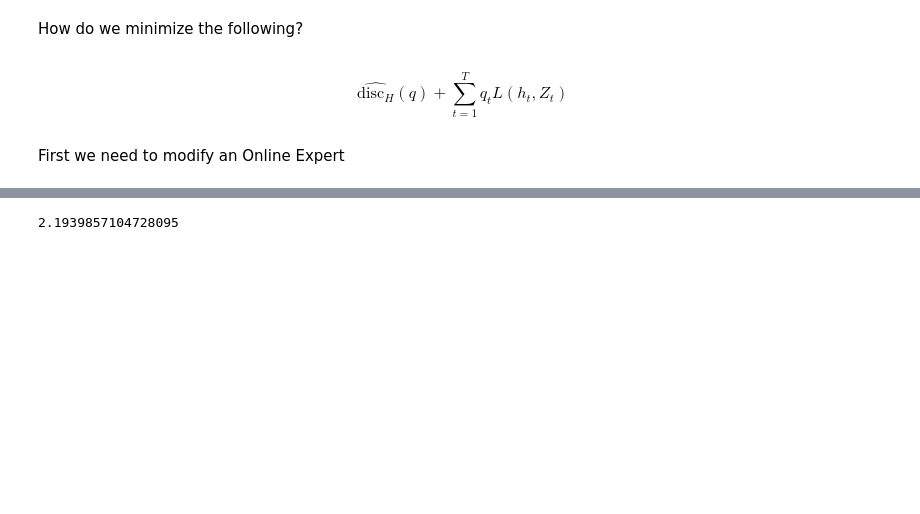
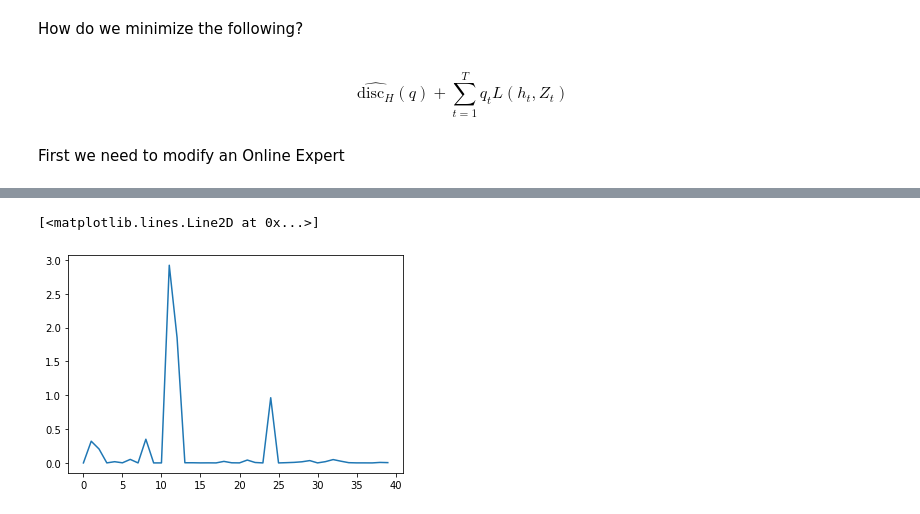
Before and after one commit to magittan/Online-Ensembles-for-Time-Series-Forecasting, a Jupyter notebook: Discrepancy.ipynb, the cells around one changed output, grey strips where cells are left out. Saved outputs shown, nothing was run; the diff lists cells and outputs as text; code cells hidden in the pictures; blank space fills up the shorter version.

```diff
--- a/Discrepancy.ipynb
+++ b/Discrepancy.ipynb
@@ -125,4 +33,17 @@ def discrepancy(q, hypotheses, updated_expert_predictions, expert_predictions, a
-# %%
-discrepancy(np.ones(39)/39,hypotheses,expert_predictions[:,39],expert_predictions[:,:39],actual_values[:39],loss_func=se)
-# %% [output]
-2.1939857104728095
+# %%
+online_predictions = []
+
+for i in range(40):
+    online_predictions.append(test1._predict(expert_predictions[:,i]))
+    test1._update(expert_predictions[:,i,np.newaxis],actual_values[i,np.newaxis])
+# %%
+online_predictions = np.array(online_predictions).T
+# %%
+predictions = (online_predictions*expert_predictions).sum(axis=0)
+# %%
+losses_t = se(predictions,actual_values)
+# %%
+plt.plot(losses_t)
+# %% [output]
+[<matplotlib.lines.Line2D at 0x...>]
+[figure, added]
```
Also changed, not shown: parts of 123 cells of this notebook, 22 other files.
